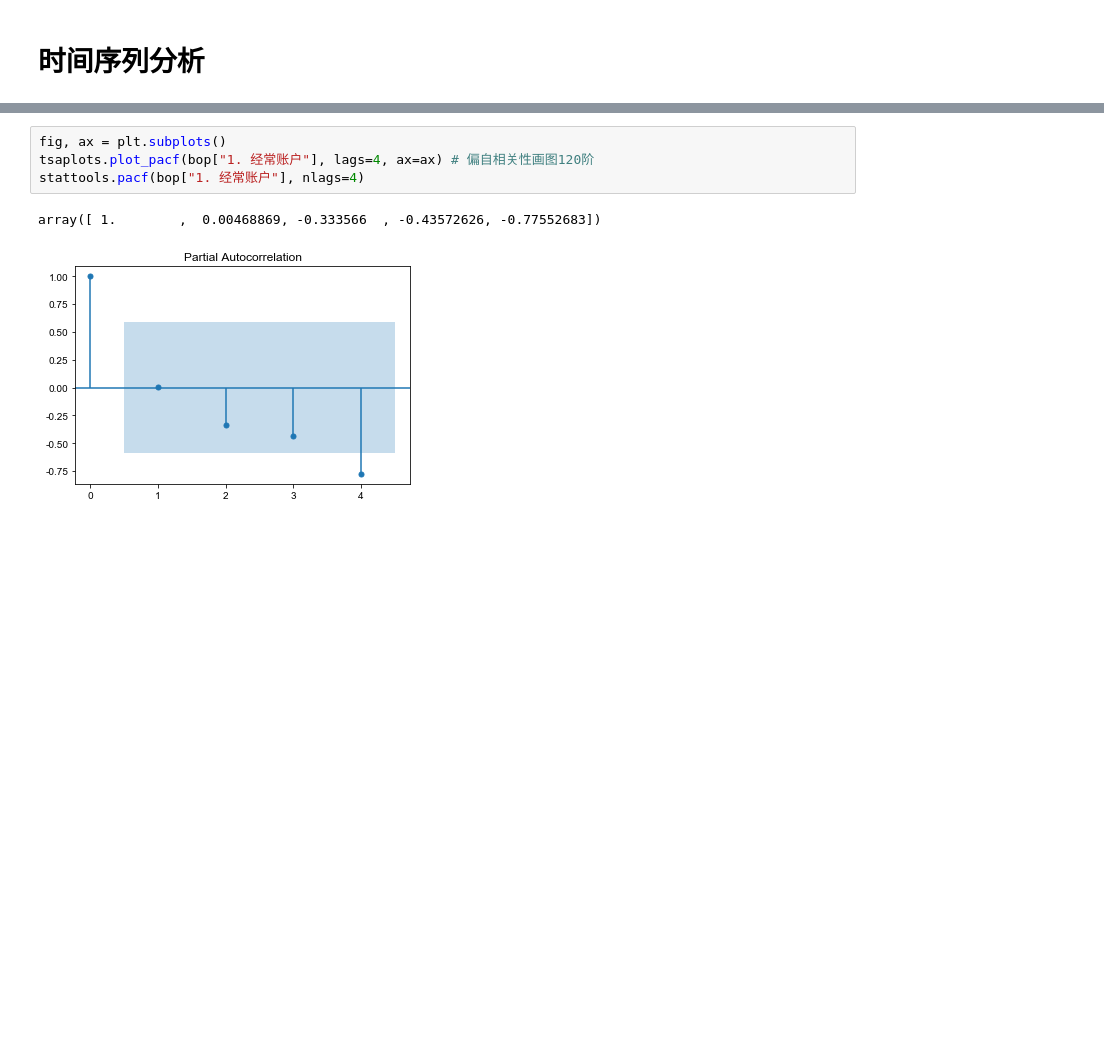
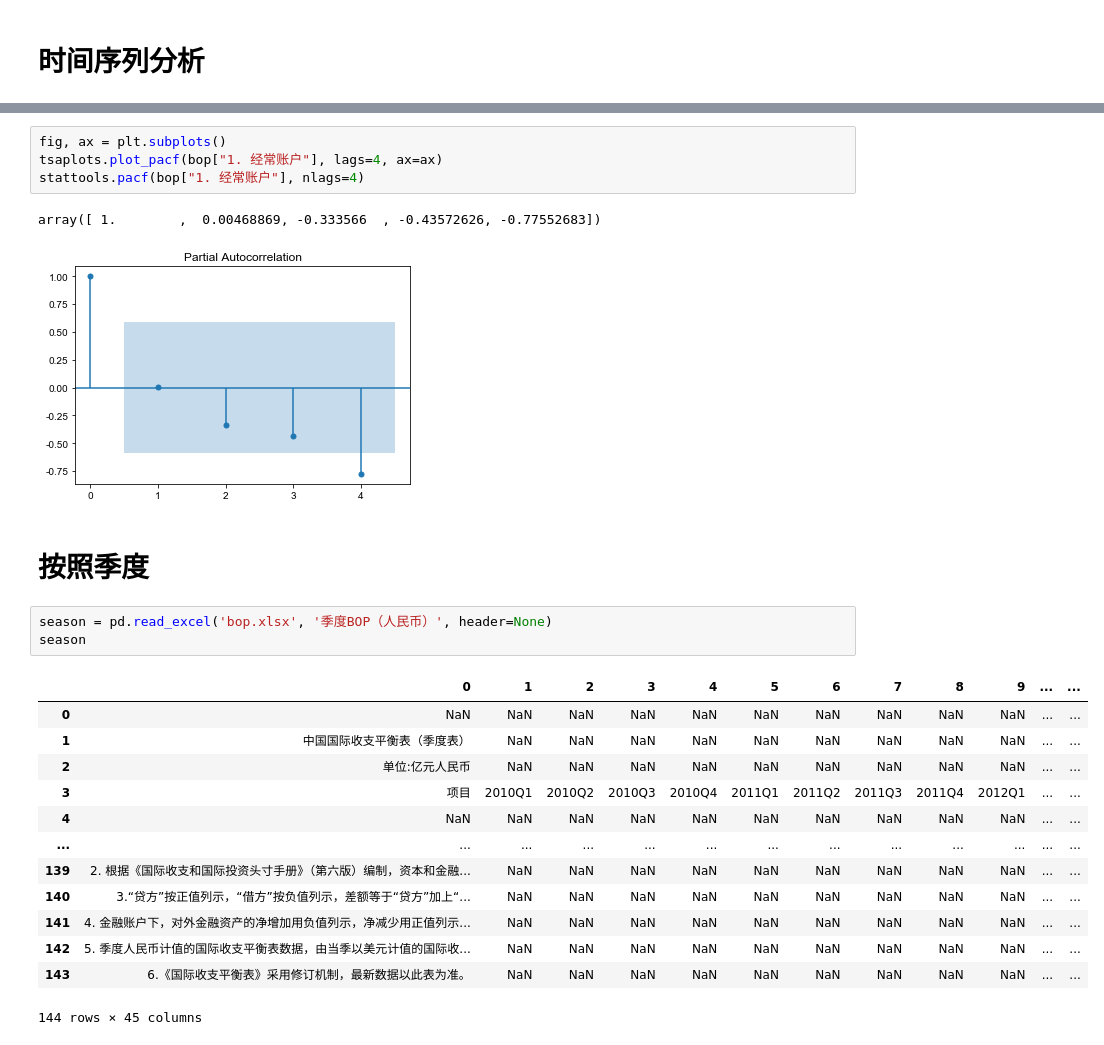
Before and after one commit to thales-ucas/macroeconomics, a Jupyter notebook: ts.ipynb, the cells around one changed output, grey strips where cells are left out. Cells and saved outputs as stored; diff of their text form; blank space fills up the shorter version.

```diff
--- a/ts.ipynb
+++ b/ts.ipynb
@@ -68,8 +68,27 @@ array([ 1.        ,  0.00426245, -0.27289365, -0.28428044, -0.25180558])
 [figure]
 # %%
 fig, ax = plt.subplots()
-tsaplots.plot_pacf(bop["1. 经常账户"], lags=4, ax=ax) # 偏自相关性画图120阶
+tsaplots.plot_pacf(bop["1. 经常账户"], lags=4, ax=ax)
 stattools.pacf(bop["1. 经常账户"], nlags=4)
 # %% [output]
 array([ 1.        ,  0.00468869, -0.333566  , -0.43572626, -0.77552683])
 [figure]
+# %% [markdown]
+# 按照季度
+# %%
+season = pd.read_excel('bop.xlsx', '季度BOP（人民币）', header=None)
+season
+# %% [output]
+|  | 0 | 1 | 2 | 3 | 4 | 5 | 6 | 7 | 8 | 9 | ... | ... |
+| 0 | NaN | NaN | NaN | NaN | NaN | NaN | NaN | NaN | NaN | NaN | ... | ... |
+| 1 | 中国国际收支平衡表（季度表） | NaN | NaN | NaN | NaN | NaN | NaN | NaN | NaN | NaN | ... | ... |
+| 2 | 单位:亿元人民币 | NaN | NaN | NaN | NaN | NaN | NaN | NaN | NaN | NaN | ... | ... |
+| 3 | 项目 | 2010Q1 | 2010Q2 | 2010Q3 | 2010Q4 | 2011Q1 | 2011Q2 | 2011Q3 | 2011Q4 | 2012Q1 | ... | ... |
+| 4 | NaN | NaN | NaN | NaN | NaN | NaN | NaN | NaN | NaN | NaN | ... | ... |
+| ... | ... | ... | ... | ... | ... | ... | ... | ... | ... | ... | ... | ... |
+| 139 | 2. 根据《国际收支和国际投资头寸手册》（第六版）编制，资本和金融... | NaN | NaN | NaN | NaN | NaN | NaN | NaN | NaN | NaN | ... | ... |
+| 140 | 3.“贷方”按正值列示，“借方”按负值列示，差额等于“贷方”加上“... | NaN | NaN | NaN | NaN | NaN | NaN | NaN | NaN | NaN | ... | ... |
+| 141 | 4. 金融账户下，对外金融资产的净增加用负值列示，净减少用正值列示... | NaN | NaN | NaN | NaN | NaN | NaN | NaN | NaN | NaN | ... | ... |
+| 142 | 5. 季度人民币计值的国际收支平衡表数据，由当季以美元计值的国际收... | NaN | NaN | NaN | NaN | NaN | NaN | NaN | NaN | NaN | ... | ... |
+| 143 | 6.《国际收支平衡表》采用修订机制，最新数据以此表为准。 | NaN | NaN | NaN | NaN | NaN | NaN | NaN | NaN | NaN | ... | ... |
+144 rows × 45 columns
```
Also changed, not shown: parts of 6 cells of this notebook.
